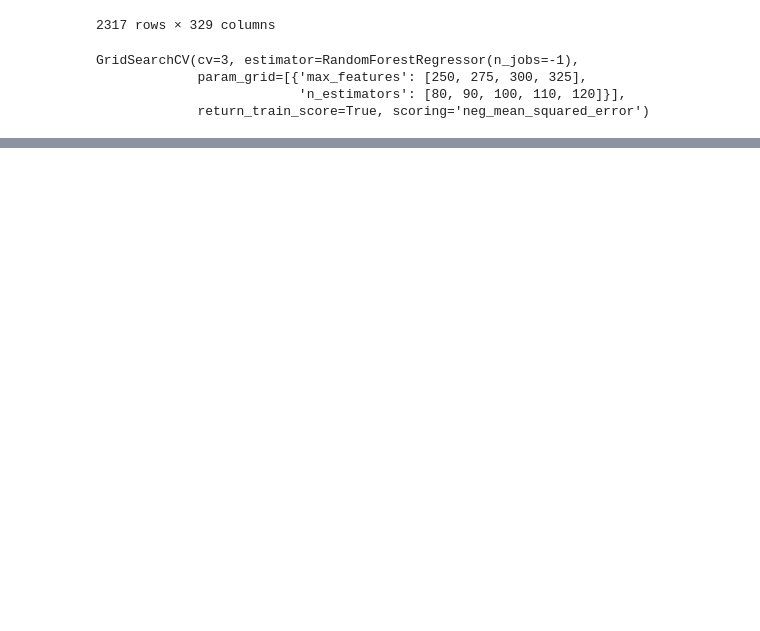
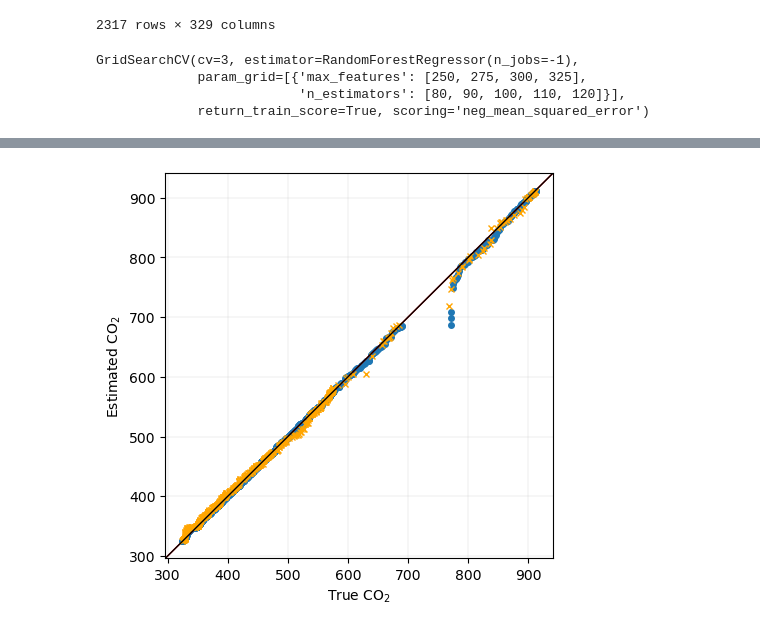
Before and after one commit to mi3nts/Compare_PSD, a Jupyter notebook: CO2/CO2_WM.ipynb, the cells around one changed output, grey strips where cells are left out. Saved outputs shown, nothing was run; the diff lists cells and outputs as text; code cells hidden in the pictures; blank space fills up the shorter version.

Commit message:
Completed scatter marginal and QQ plots

```diff
--- a/CO2/CO2_WM.ipynb
+++ b/CO2/CO2_WM.ipynb
@@ -283,3 +283,31 @@ plt.show()
+# %%
+## Lets plot the quantile quantile
+from statsmodels.graphics.gofplots import qqplot_2samples
+
+
+## This helps in customizing the graph
+import statsmodels.api as sm
+import scipy.stats as stats
+
+fig, ax = plt.subplots(figsize=(5,5))
+
+pp_x = sm.ProbPlot(y_train, fit=False)
+pp_y = sm.ProbPlot(train_prediction_RF, fit=False)
+
+
+qq = pp_y.qqplot(marker='o',markersize=4,other=pp_x,ax=ax)
+sm.qqline(ax=ax, line='45', fmt='r',linewidth=1)
+
+pp_xx = sm.ProbPlot(y_test, fit=False)
+pp_yy = sm.ProbPlot(test_prediction_RF, fit=False)
+
+qqq = pp_yy.qqplot(xlabel=r'True $\mathrm{CO_2}$',ylabel=r'Estimated $\mathrm{CO_2}$',
+                             marker='x',markersize=4,other=pp_xx,ax=ax,markeredgecolor = 'orange', markerfacecolor = 'orange')
+sm.qqline(qq.axes[0], line='45', fmt='k',linewidth=1)
+plt.grid(axis='both',linewidth=0.15)
+plt.show()
+# %% [output]
+[figure, added]
 # %%
 ## Lets plot the quantile quantile
 
```
Also changed, not shown: parts of 13 cells of this notebook.
